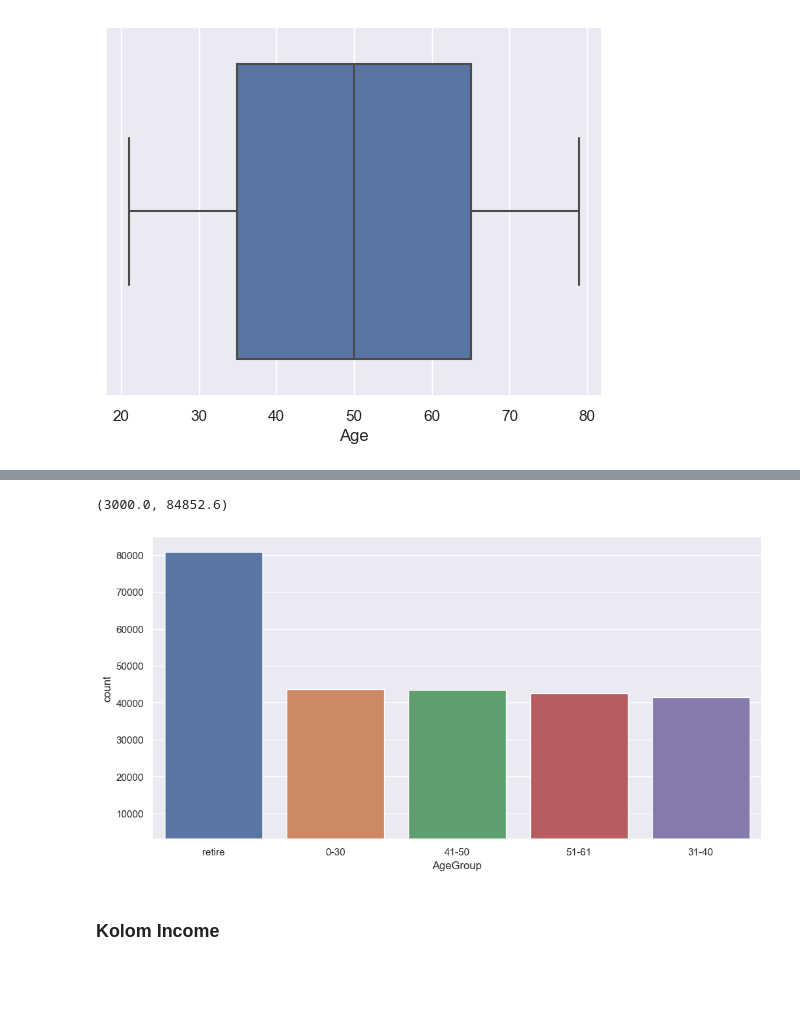
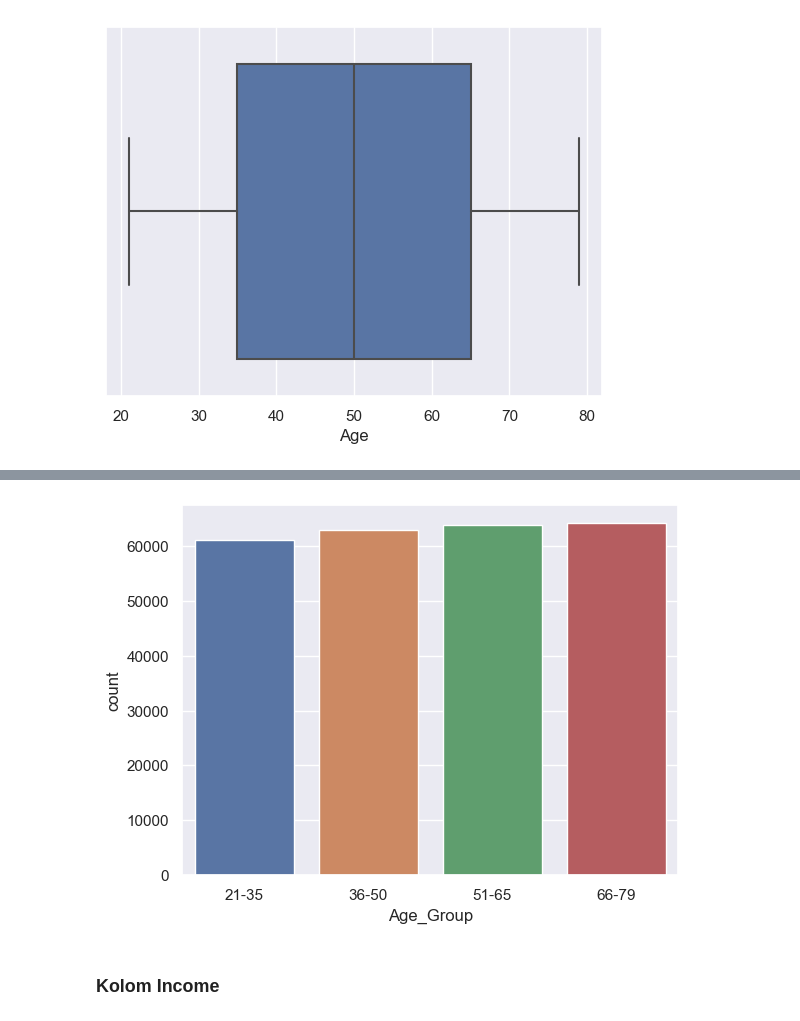
Before and after one commit to M-Fatoni/Loan-Prediction-Based-on-Customer-Behavior, a Jupyter notebook: Loan_Prediction.ipynb, the cells around one changed output, grey strips where cells are left out. Cells and saved outputs as stored; diff of their text form; code cells hidden in the pictures; blank space fills up the shorter version.

```diff
--- a/Loan_Prediction.ipynb
+++ b/Loan_Prediction.ipynb
@@ -150,9 +146,16 @@ df['Age_Group'] = pd.cut(df['Age'], bins=bins, labels=labels, right=False)
 # %%
-# membuat kolom Age_Group
+# membuat kolom Income_Category
 bins = [10310, 2503015, 5000694, 7477502, 9999938]
 labels = ['Low', 'Medium', 'High', 'Very High']
 
 df['Income_Category'] = pd.cut(df['Income'], bins=bins, labels=labels)
+df['Income_Category_Enocode'] = label_encoder.fit_transform(df['Income_Category'])
+# %%
+# membuat kolom Experience_Category
+bins = [0, 5, 10, 15, 20]
+labels = ['Amateur', 'Intermediate', 'Experienced', 'Expert']
+df['Experience_Category'] = pd.cut(df['Experience'], bins=bins, labels=labels, right=False)
+df['Experience_Category_Encode'] = label_encoder.fit_transform(df['Experience_Category'])
 # %%
 # membuat kolom profession_map
 def segment_profession(profession):
@@ -186,6 +189,8 @@ def segment_profession(profession):
         return 'Other'
 
 df['profession_map'] = df['Profession'].apply(segment_profession)
+# %%
+df['profession_map_encode'] = label_encoder.fit_transform(df['profession_map'])
 # %%
 # membuat kolom Zone
 def segment_state(state):
@@ -205,4 +210,6 @@ def segment_state(state):
         return 'Unknown'
 
 df['Zone'] = df['STATE'].apply(segment_state)
+# %%
+df['Zone_Encode'] = label_encoder.fit_transform(df['Zone'])
 # %%
@@ -262,11 +280,8 @@ dfage['AgeGroup'] = dfage['Age'].apply(lambda x: '0-30' if x<=30 else '31-40' if
 # %%
-plt.figure(figsize=(12,6))
-sns.countplot(x='AgeGroup', data=dfage, order = dfage['AgeGroup'].value_counts().index)
-plt.xticks(rotation=0)
-plt.ylim(3000)
+sns.countplot(x='Age_Group', data=df)
+plt.show()
 # %% [output]
-(3000.0, 84852.6)
-[figure, old version]
+[figure, new version]
 # %% [markdown]
 ### Kolom Income
 # %%
```
Also changed, not shown: parts of 62 cells of this notebook.
